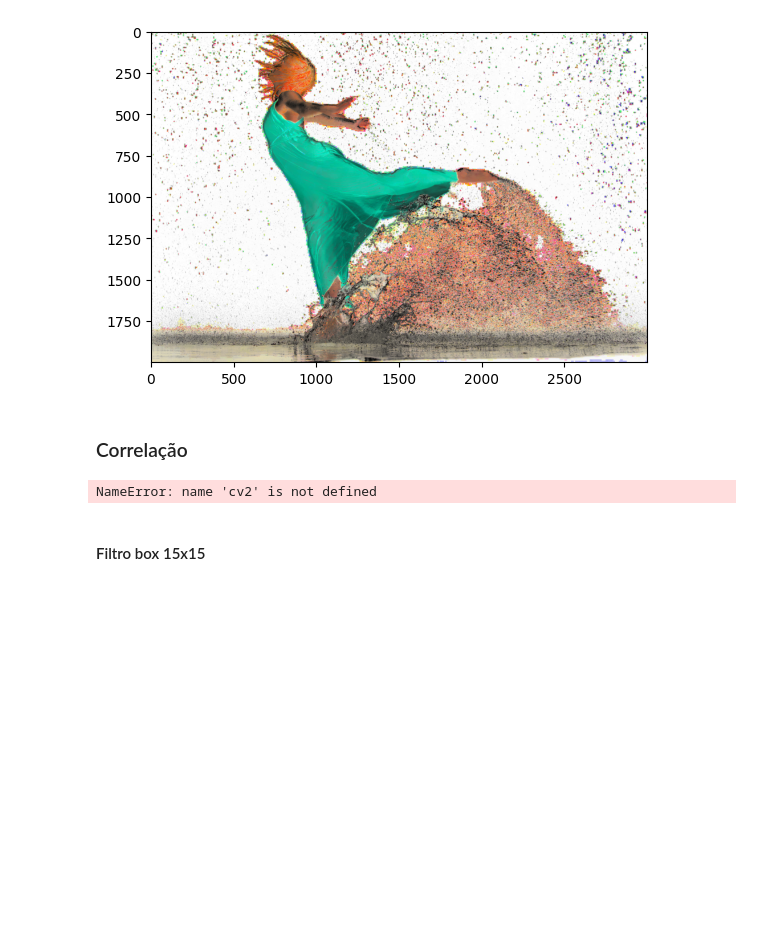
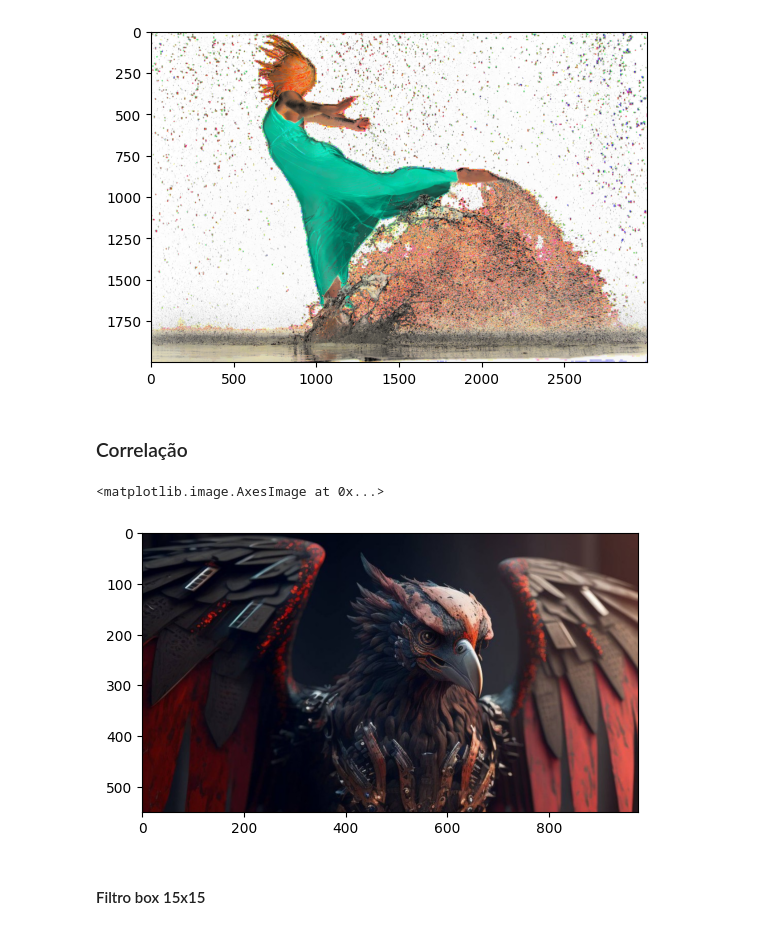
Before and after one commit to yvson18/digital-image-processing-assignment-1, a Jupyter notebook: assignment.ipynb, the cells around one changed output. Saved outputs shown, nothing was run; the diff lists cells and outputs as text; code cells hidden in the pictures; blank space fills up the shorter version.

```diff
--- a/assignment.ipynb
+++ b/assignment.ipynb
@@ -301,10 +339,11 @@ def histogram_expansion(matrix):
 
     return np.vectorize(expansion)(matrix)
 # %%
-img = cv2.cvtColor(cv2.imread("DancingInWater.jpg"), cv2.COLOR_BGR2RGB)
+img = cv2.cvtColor(cv2.imread("mascote-flamengo.jpg"), cv2.COLOR_BGR2RGB)
 plt.imshow(img)
 # %% [output]
-NameError: name 'cv2' is not defined
+<matplotlib.image.AxesImage at 0x...>
+[figure, added]
 # %% [markdown]
 #### Filtro box 15x15
 # %%
```
Also changed, not shown: parts of 26 cells of this notebook, 3 other files.
